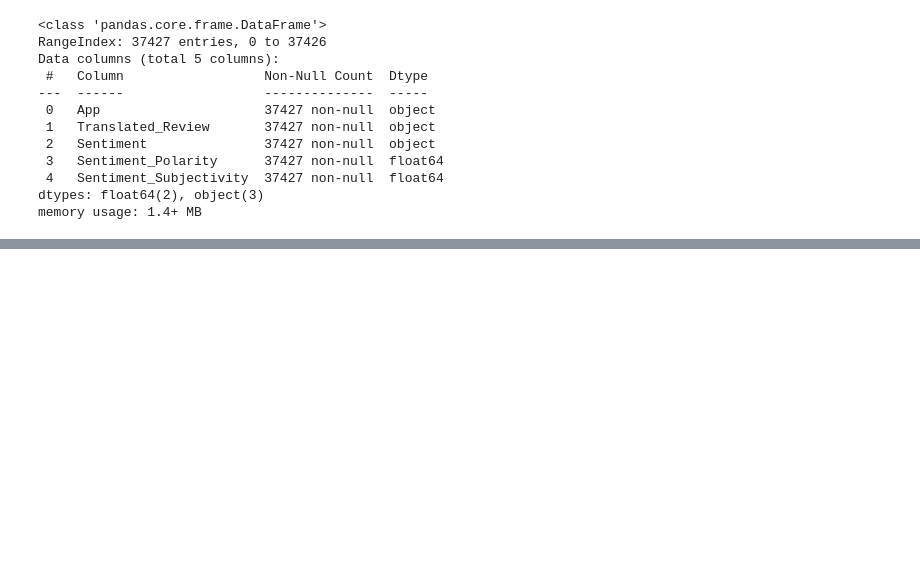
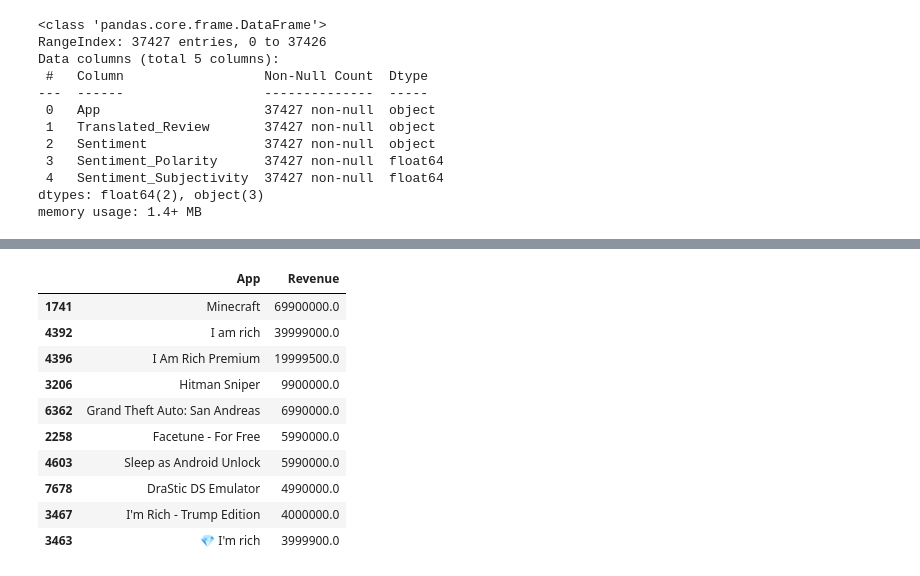
Before and after one commit to MaazAnsari-OO7/Play-Store-App-Review-Analysis, a Jupyter notebook: Play_Store_App_Review_Analysis_Maaz_Ansari_Capstone_Project.ipynb, the cells around one changed output, grey strips where cells are left out. Cells and saved outputs as stored; diff of their text form; code cells hidden in the pictures; blank space fills up the shorter version.

```diff
--- a/Play_Store_App_Review_Analysis_Maaz_Ansari_Capstone_Project.ipynb
+++ b/Play_Store_App_Review_Analysis_Maaz_Ansari_Capstone_Project.ipynb
@@ -323,0 +356,20 @@ memory usage: 1.4+ MB
+# %%
+# Top apps of Paid type.
+top_paid_df= df[df['Type']=='Paid'].sort_values(by='Revenue',ascending=False)
+# %%
+# Top 10 Paid apps.
+top_10_paid_apps=top_paid_df[['App','Revenue']].head(10)
+# %%
+top_10_paid_apps
+# %% [output]
+|  | App | Revenue |
+| 1741 | Minecraft | 69900000.0 |
+| 4392 | I am rich | 39999000.0 |
+| 4396 | I Am Rich Premium | 19999500.0 |
+| 3206 | Hitman Sniper | 9900000.0 |
+| 6362 | Grand Theft Auto: San Andreas | 6990000.0 |
+| 2258 | Facetune - For Free | 5990000.0 |
+| 4603 | Sleep as Android Unlock | 5990000.0 |
+| 7678 | DraStic DS Emulator | 4990000.0 |
+| 3467 | I'm Rich - Trump Edition | 4000000.0 |
+| 3463 | 💎 I'm rich | 3999900.0 |
```
Also changed, not shown: parts of 24 cells of this notebook.
